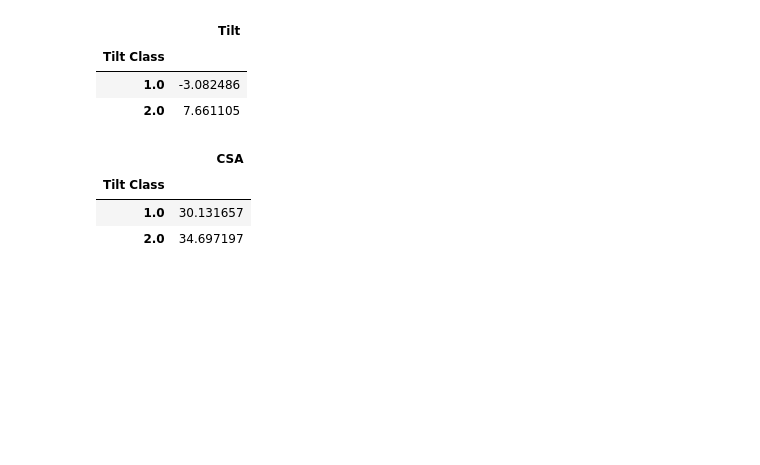
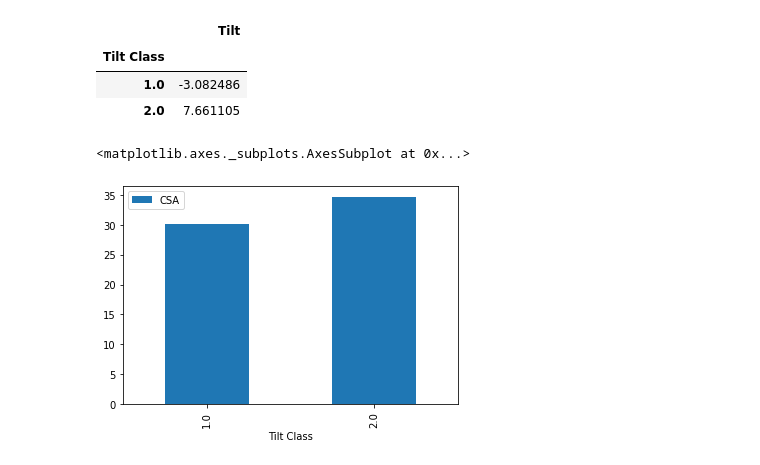
Before and after one commit to C-Designer/Codestates_Section_Project, a Jupyter notebook: Section2/Section2_Project.ipynb, the cells around one changed output. Saved outputs shown, nothing was run; the diff lists cells and outputs as text; code cells hidden in the pictures; blank space fills up the shorter version.

```diff
--- a/Section2/Section2_Project.ipynb
+++ b/Section2/Section2_Project.ipynb
@@ -152,11 +205,9 @@ df[['Tilt', 'Tilt Class']].groupby(['Tilt Class']).mean()
 | 1.0 | -3.082486 |
 | 2.0 | 7.661105 |
 # %%
-# 전방경사일 경우 견관절염, 후방경사일 경우 회전근개 파열 위험
+# 평균적으로 전방경사일 경우 견관절염, 후방경사일 경우 회전근개 파열 위험
 
-df[['CSA', 'Tilt Class']].groupby(['Tilt Class']).mean()
+df[['CSA', 'Tilt Class']].groupby(['Tilt Class']).mean().plot.bar()
 # %% [output]
-|  | CSA |
-| Tilt Class |  |
-| 1.0 | 30.131657 |
-| 2.0 | 34.697197 |
+<matplotlib.axes._subplots.AxesSubplot at 0x...>
+[figure, added]
```
Also changed, not shown: parts of 14 cells of this notebook.
